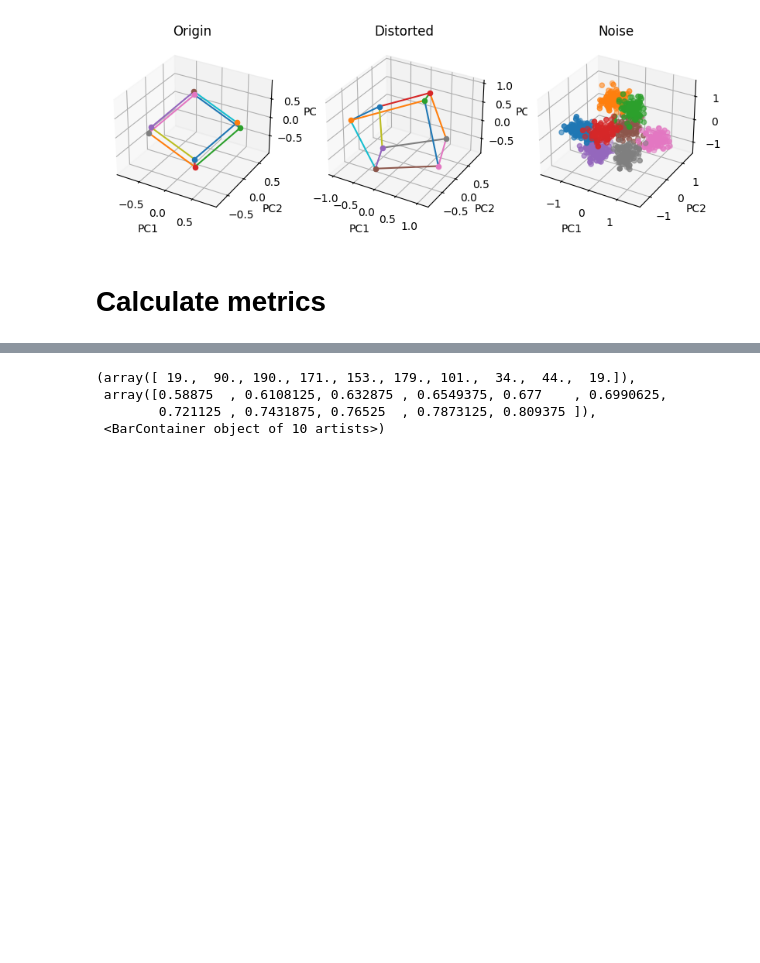
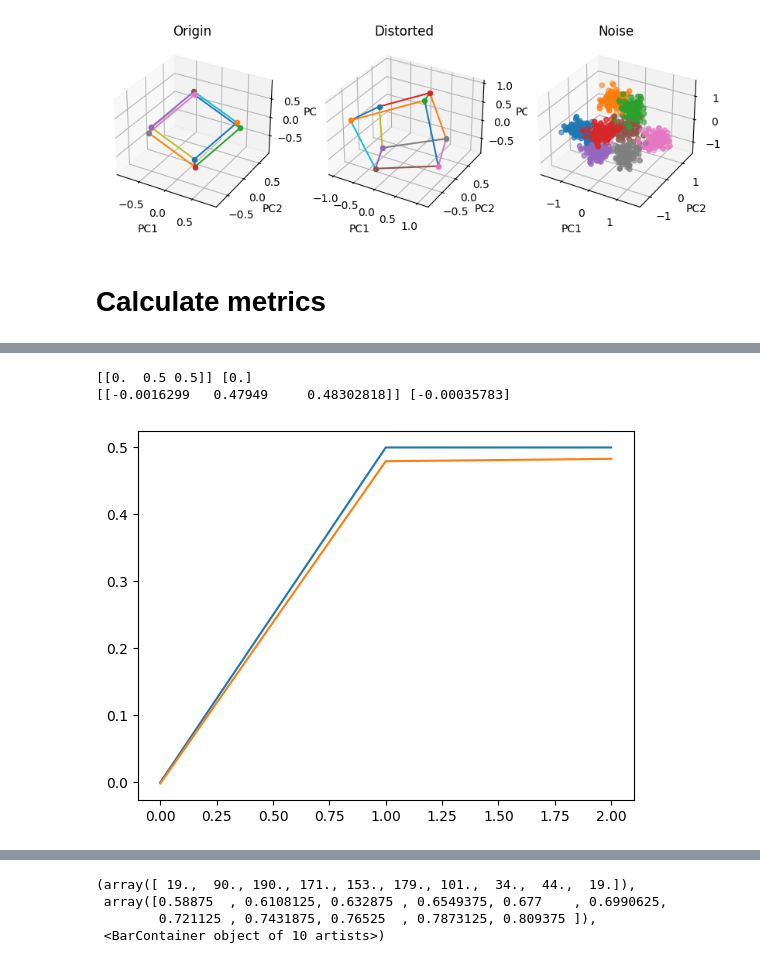
Before and after one commit to bjmiao/abstract_geometry, a Jupyter notebook: playground/visualization_playground.ipynb, the cells around one changed output, grey strips where cells are left out. Saved outputs shown, nothing was run; the diff lists cells and outputs as text; code cells hidden in the pictures; blank space fills up the shorter version.

```diff
--- a/playground/visualization_playground.ipynb
+++ b/playground/visualization_playground.ipynb
@@ -463,0 +441,32 @@ plt.legend()
+# %%
+from itertools import combinations
+points = hi_dim_cube
+num_points = hi_dim_cube.shape[0]
+all_label = list(range(num_points))
+# label_sets_1 = [x for x in combinations(all_label, num_points // 2) if 0 in x] # to avoid repetetion
+# label_sets_2 = [tuple([x for x in range(num_points) if not x in label_set1]) for label_set1 in label_sets_1]
+
+label_sets_1 = [(0, 1, 2, 5)]
+label_sets_2 = [(3, 4, 6, 7)]
+
+nsamples = 1000
+noise_coef = 0.2
+
+sd_expect_all = []
+for l1, l2 in zip(label_sets_1, label_sets_2):
+    ps1 = points[l1, :]
+    ps2 = points[l2, :]
+    coef, intercept = get_boundary(ps1, ps2)
+    print(coef, intercept)
+
+    pcloud1 = span_to_gaussian_cloud(ps1, nsamples=nsamples, noise_coef=noise_coef)
+    pcloud2 = span_to_gaussian_cloud(ps2, nsamples=nsamples, noise_coef=noise_coef)
+    coef_span, intercept_span = get_boundary(pcloud1, pcloud2)
+    print(coef_span, intercept_span)
+    plt.plot(coef[0])
+    plt.plot(coef_span[0])
+# print(sd_expect_all)
+# %% [output]
+[[0.  0.5 0.5]] [0.]
+[[-0.0016299   0.47949     0.48302818]] [-0.00035783]
+[figure, added]
```
Also changed, not shown: parts of 8 cells of this notebook.
